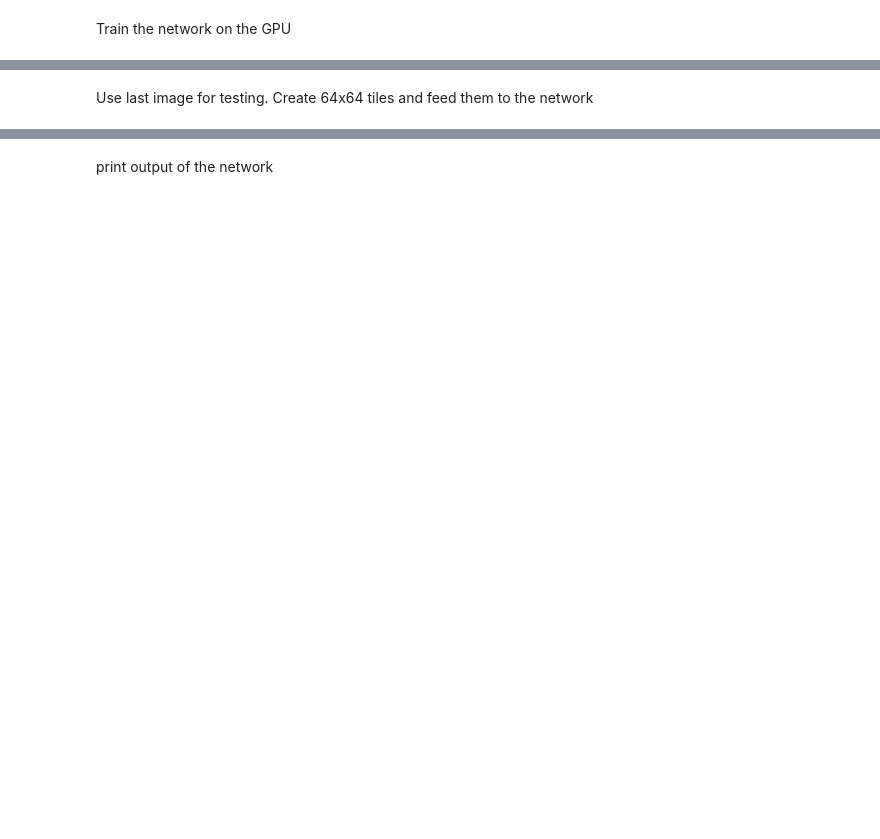
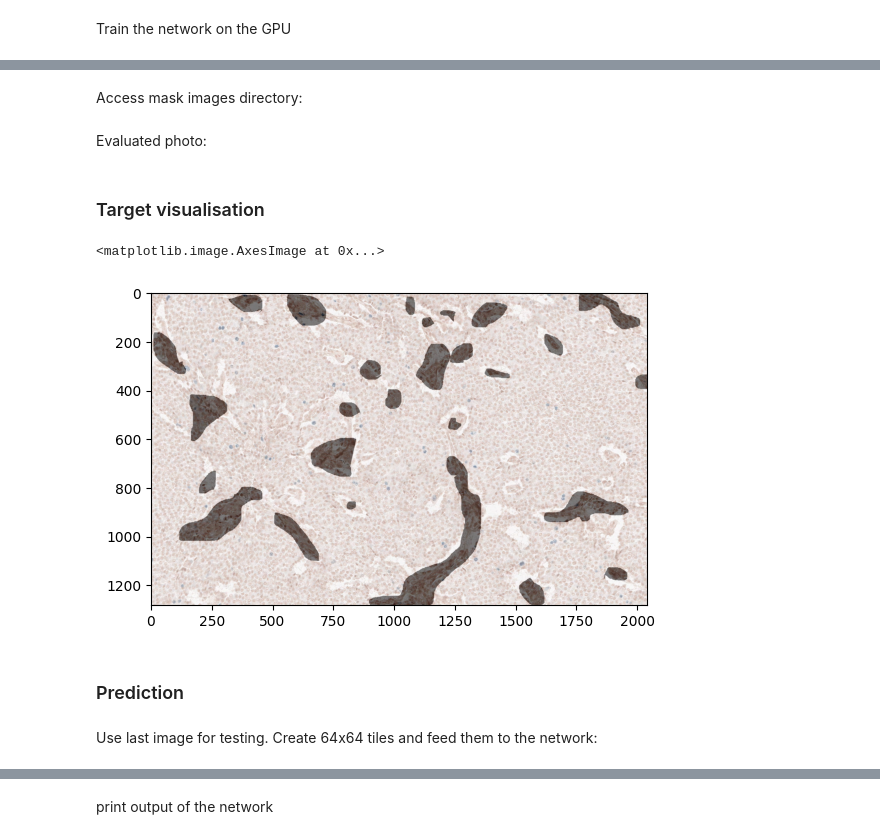
Before and after one commit to Luca-Olivieri/NAML_project, a Jupyter notebook: inception_v3/inception_v3.ipynb, the cells around one changed output, grey strips where cells are left out. Cells and saved outputs as stored; diff of their text form; code cells hidden in the pictures; blank space fills up the shorter version.

```diff
--- a/inception_v3/inception_v3.ipynb
+++ b/inception_v3/inception_v3.ipynb
@@ -268,0 +336,11 @@ Iteration [200/1057], Epoch [1/1], Loss: 0.3153
+# %% [markdown]
+Access mask images directory:
+# %%
+masks_dir_path = Path("/content/neuroendocrine_/masks")
+
+# List all masks in the directory
+masks_paths = sorted(list(masks_dir_path.iterdir()))
+
+# print(images_paths)
+# %% [markdown]
+Evaluated photo:
@@ -269,3 +349,16 @@ Iteration [200/1057], Epoch [1/1], Loss: 0.3153
+# %% [markdown]
+### Target visualisation
+# %%
+testImage = cv2.imread(str(images_paths[img_idx]))
+testMask = cv2.imread(str(masks_paths[img_idx]))
+
+plt.imshow(testImage)
+plt.imshow(testMask, alpha=0.5)
+# %% [output]
+<matplotlib.image.AxesImage at 0x...>
+[figure, added]
+# %% [markdown]
+### Prediction
 # %% [markdown]
-Use last image for testing. Create 64x64 tiles and feed them to the network
+Use last image for testing. Create 64x64 tiles and feed them to the network:
 # %%
```
Also changed, not shown: parts of 55 cells of this notebook.
